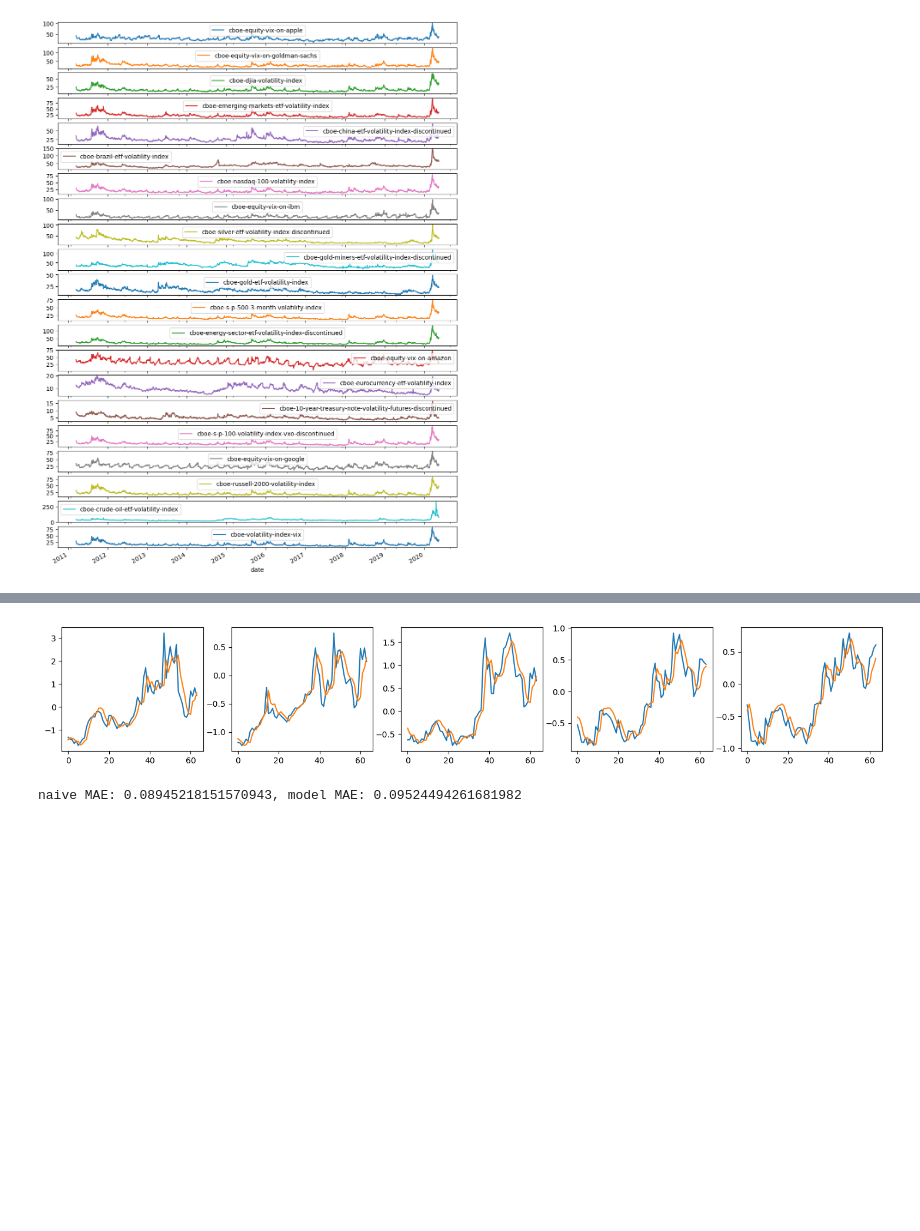
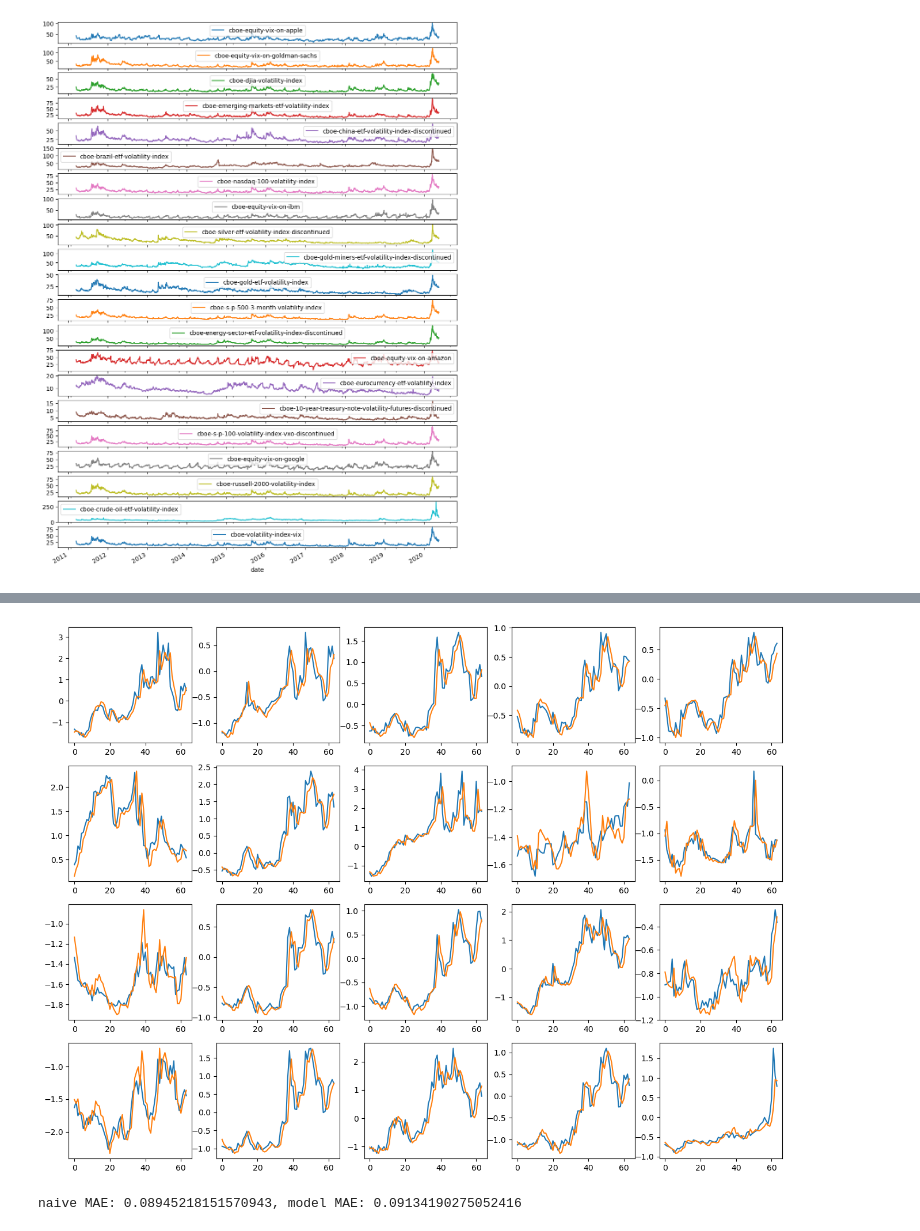
Before and after one commit to arminnoqteh/LSTMGC-for-financial-indicators, a Jupyter notebook: main.ipynb, the cells around one changed output, grey strips where cells are left out. Drawn from its saved outputs; the diff is of its cells as text; code cells hidden in the pictures; blank space fills up the shorter version.

```diff
--- a/main.ipynb
+++ b/main.ipynb
@@ -70,9 +70,9 @@ test_dataset = tf_dataset.create_tf_dataset(test_array, input_sequence_length, f
 # TODO sigma2 and epsilon should be hyperparameters to be tuned
 sigma2 = 0.9
 epsilon = 0.5
-adjacency_matrix = graph_construction.compute_adjacency_matrix(df_array, sigma2, epsilon)
+adjacency_matrix = src.graph_construction.compute_adjacency_matrix(df_array, sigma2, epsilon)
 node_indices, neighbor_indices = adjacency_matrix.nonzero()
-graph = graph_construction.GraphInfo(
+graph = src.graph_construction.GraphInfo(
     edges=(node_indices.tolist(), neighbor_indices.tolist()),
     num_nodes=num_indicators,
 )
@@ -153,11 +153,12 @@ None
 # test the model for all the columns
 x_test, y = next(test_dataset.as_numpy_iterator())
 y_pred = model.predict(x_test)
-plt.figure(figsize=(18, 6))
-for j in range(5):
-    plt.subplot(2, 5, j + 1)
+plt.figure(figsize=(16, 12))
+for j in range(20):
+    plt.subplot(4, 5, j + 1)
     plt.plot(y[:, 0, j], label="actual")
     plt.plot(y_pred[:, 0, j], label="forecast")
+
 plt.show()
 naive_mse, model_mse = (
     np.square(x_test[:, -1, :, 0] - y[:, 0, :]).mean(),
@@ -170,2 +171,2 @@ print(f"naive MAE: {naive_mse}, model MAE: {model_mse}")
-[figure, old version]
+[figure, new version]
-naive MAE: 0.08945218151570943, model MAE: 0.09524494261681982
+naive MAE: 0.08945218151570943, model MAE: 0.09134190275052416
```
Also changed, not shown: parts of 5 cells of this notebook, 5 other files.
